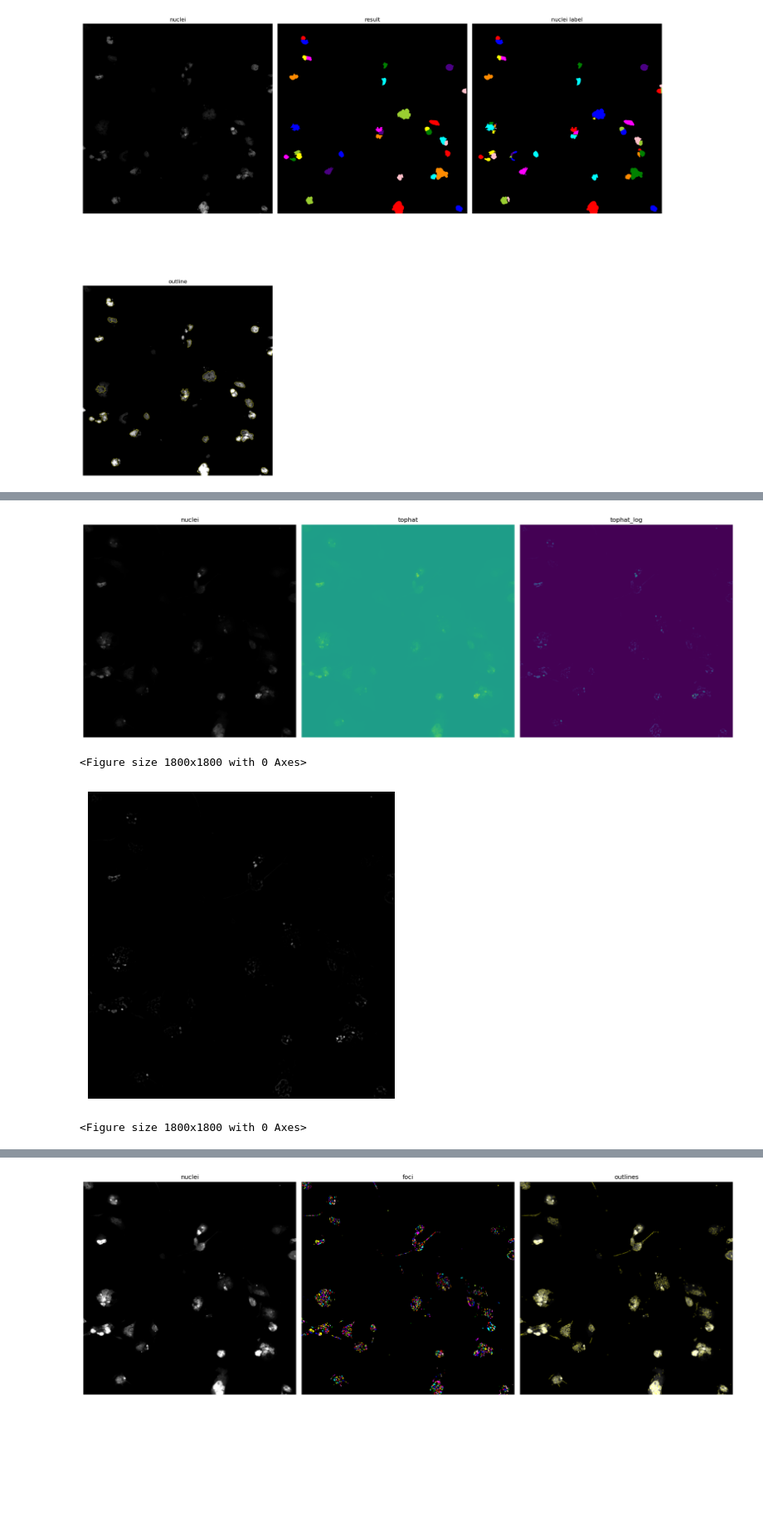
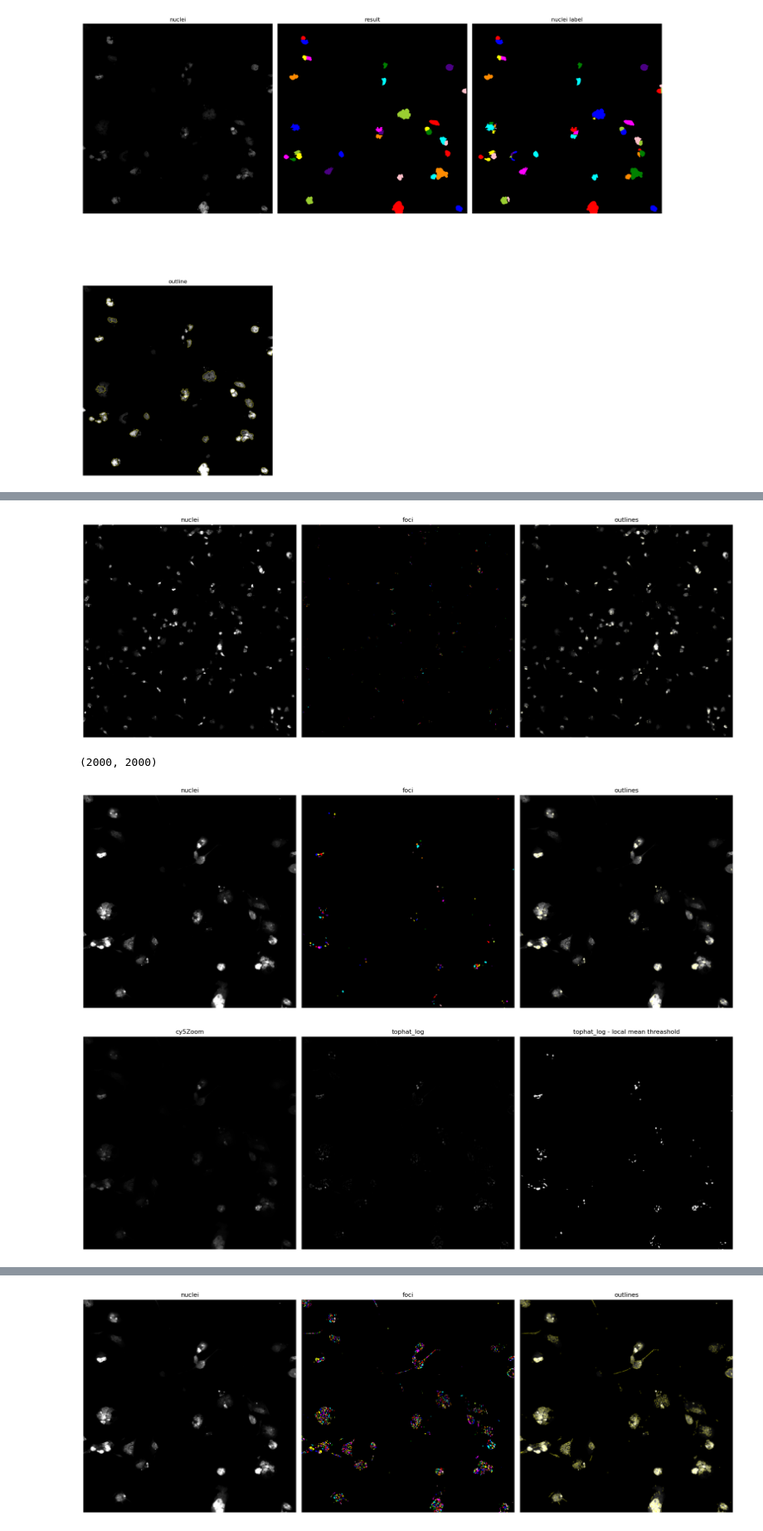
Before and after one commit to hannahbolen1/whole_slide, a Jupyter notebook: ops2019_segment.ipynb, the cells around one changed output, grey strips where cells are left out. Shown at 83% size. Saved outputs shown, nothing was run; the diff lists cells and outputs as text; code cells hidden in the pictures; blank space fills up the shorter version.

Commit message:
finish foci!!!

```diff
--- a/ops2019_segment.ipynb
+++ b/ops2019_segment.ipynb
@@ -29,7 +30,7 @@ y0 = H//2 - 5120 # underlying "tile" size of 512, make tile excerpt multiple of
 x0 = W//2 - 5120
 # make tile from center of image
 nucleiTile = nucleiChannel[y0:y0+5120, x0:x0+5120]
-cy5Tile = cy5[y0:y0+5120, x0:x0+5120]
+cy5Tile = cy5Channel[y0:y0+5120, x0:x0+5120]
 # make even smaller tile
 nucleiZoom = nucleiTile[1000:3000, 2000:4000]
 cy5Zoom = cy5Tile[1000:3000, 2000:4000]
@@ -62,16 +80,16 @@ importlib.reload(fun)
 <module 'segment_functions' from '/Users/hannahbolen/Desktop/image_analysis/whole_slide/segment_functions.py'>
 # %%
 threshold = 7
-mask = ski.util.img_as_ubyte(ski.filters.gaussian(nucleiZoom, sigma = 1.8)) >= threshold
+mask = ski.util.img_as_ubyte(ski.filters.gaussian(nucleiTile, sigma = 1.8)) >= threshold
 mask = ski.morphology.remove_small_objects(mask, min_size=nucleiMin)
 labeled = ski.measure.label(mask)
-labeled = fun.filter_by_region(labeled, threshold=lambda x: nucleiThreshold, intensity_image=nucleiZoom) > 0
+labeled = fun.filter_by_region(labeled, threshold=lambda x: nucleiThreshold, intensity_image=nucleiTile) > 0
 filled = ndi.binary_fill_holes(labeled)
 difference = ski.measure.label(filled != labeled)
 change = fun.filter_by_region(difference, score=lambda r: r.area < nucleiMin, threshold=0) > 0
 labeled[change] = filled[change]
 nuclei = fun.apply_watershed(labeled,smooth=4)
 result = fun.filter_by_region(nuclei, score=lambda r: nucleiMin < r.area < nucleiMax, threshold=nucleiThreshold)
-boundaries = ski.segmentation.mark_boundaries(ski.exposure.rescale_intensity(nucleiZoom,in_range = (256, 12000)), result, mode="thick")
+boundaries = ski.segmentation.mark_boundaries(ski.exposure.rescale_intensity(nucleiTile,in_range = (256, 12000)), result, mode="thick")
 # %%
 images = {"result":ski.color.label2rgb(result), "nuclei label":ski.color.label2rgb(nuclei), "outline":boundaries}
@@ -146,19 +169,41 @@ foci = find_foci(cy5Zoom)
 # %%
+radius = 5
 tophat = ski.morphology.white_tophat(
-        cy5Zoom, footprint=ski.morphology.disk(5)
+        cy5Tile, footprint=ski.morphology.disk(radius)
     )
+ # Apply Laplacian of Gaussian to the filtered image
+tophat_log = log_ndi(tophat, sigma=radius)
 
- # Apply Laplacian of Gaussian to the filtered image
-tophat_log = log_ndi(tophat, sigma=5)
+# threshold image to create binary mask
+mask = tophat_log>50
+# Remove small objects from the mask
+mask = ski.morphology.remove_small_objects(mask, min_size=(radius**2))
+
+# Label connected components in the mask
+labeled = ski.measure.label(mask)
+
+# Apply watershed algorithm to refine segmentation
+foci = fun.apply_watershed(labeled, smooth=1)
+visualize(ski.exposure.rescale_intensity(cy5Tile, in_range=cy5_range), **{"foci":ski.color.label2rgb(foci), "outlines":ski.segmentation.mark_boundaries(ski.exposure.rescale_intensity(cy5Tile,in_range = cy5_range), foci)})
+# %% [output]
+[figure, added]
-# %%
-compare_segmentation(cy5Zoom, **{"tophat":tophat, "tophat_log":tophat_log})
-# %% [output]
-[figure, removed]
+# %%
+cy5Zoom.shape
+# %% [output]
+(2000, 2000)
+# %%
+visualize(ski.exposure.rescale_intensity(cy5Zoom, in_range=cy5_range), **{"foci":ski.color.label2rgb(foci), "outlines":ski.segmentation.mark_boundaries(ski.exposure.rescale_intensity(cy5Zoom,in_range = cy5_range), foci)})
+# %% [output]
+[figure, added]
 # %%
-plt.imshow(tophat_log, cmap = "gray")
-plt.axis("off")
-plt.figure(figsize=(18,18))
+local_radius = 9
+# try local thresholding
+localThreshold = np.maximum(ski.filters.rank.otsu(tophat_log, ski.morphology.disk(local_radius)),100)
+
+visualize(cy5Zoom, base_title = "cy5Zoom", clrs=["gray"], **{"tophat_log":tophat_log, "tophat_log - local mean threashold": tophat_log>ski.filters.threshold_otsu(tophat_log)})
+
+# plt.imshow(tophat_log>ski.filters.threshold_otsu(tophat_log), cmap = None)
+# plt.axis("off")
+# plt.figure(figsize=(18,18))
 # %% [output]
-<Figure size 1800x1800 with 0 Axes>
-[figure, old version]
+[figure, new version]
-<Figure size 1800x1800 with 0 Axes>
```
Also changed, not shown: parts of 8 cells of this notebook, 1 other file.
